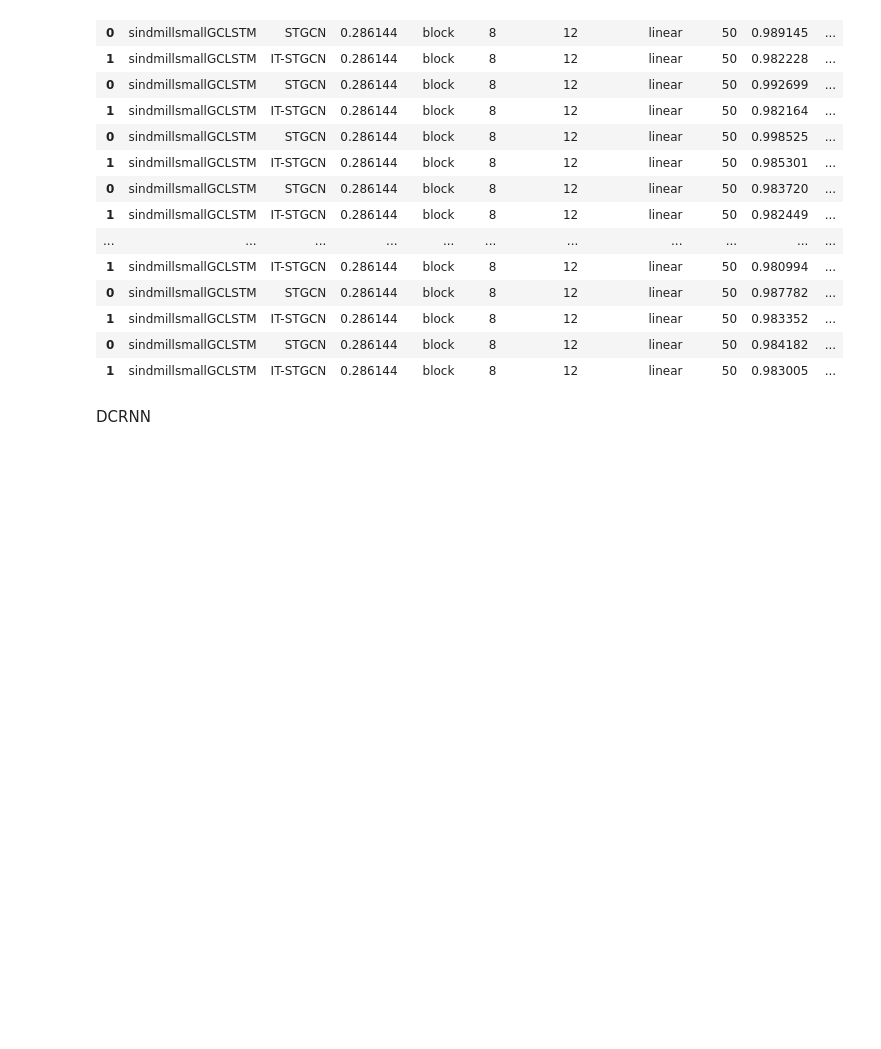
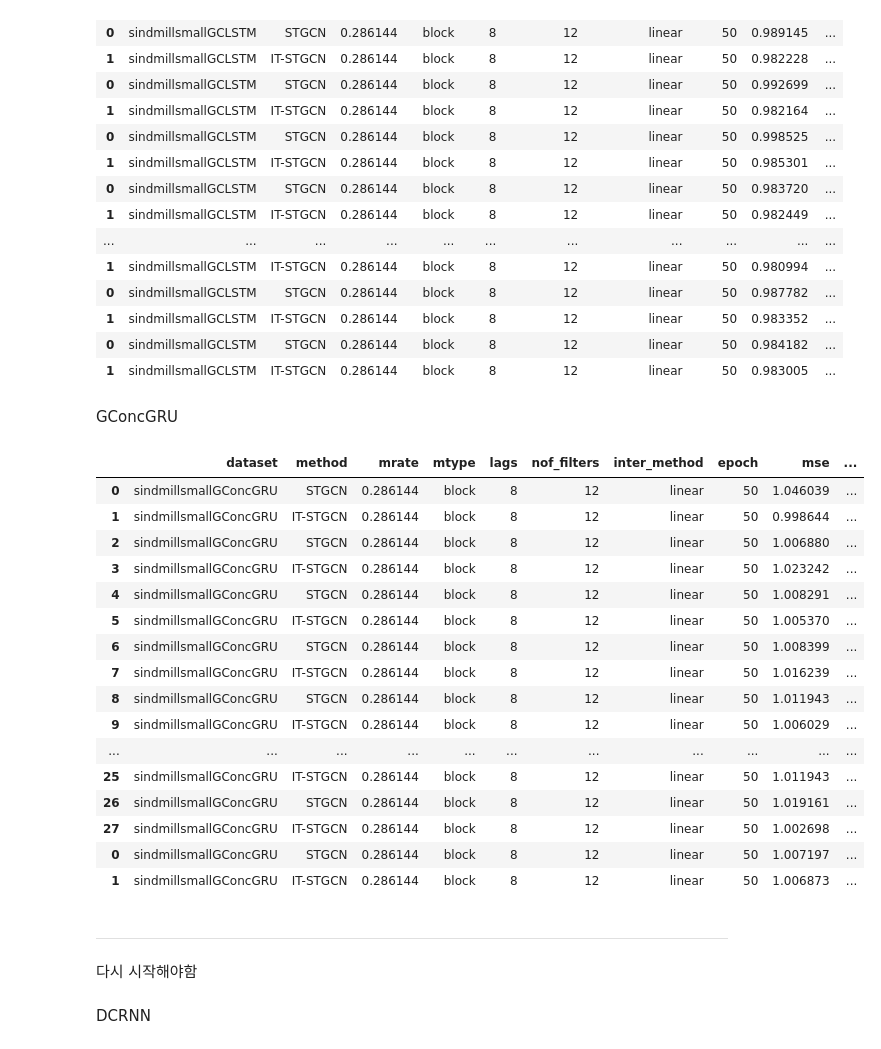
Before and after one commit to seoyeonc/ITTGNN_blog, a Jupyter notebook: posts/2_research/done.ipynb, the cells around one changed output. Drawn from its saved outputs; the diff is of its cells as text; code cells hidden in the pictures; blank space fills up the shorter version.

```diff
--- a/posts/2_research/done.ipynb
+++ b/posts/2_research/done.ipynb
@@ -133,6 +134,34 @@ pd.concat([pd.read_csv('./simulation_results/2024-02-25_01-56-18.csv'), # 1
 | 1 | sindmillsmallGCLSTM | IT-STGCN | 0.286144 | block | 8 | 12 | linear | 50 | 0.983352 | ... |
 | 0 | sindmillsmallGCLSTM | STGCN | 0.286144 | block | 8 | 12 | linear | 50 | 0.984182 | ... |
 | 1 | sindmillsmallGCLSTM | IT-STGCN | 0.286144 | block | 8 | 12 | linear | 50 | 0.983005 | ... |
+# %% [markdown]
+GConcGRU
+# %%
+pd.concat([pd.read_csv('./simulation_results/windmillsmall_block_186_GConcGRU.csv').iloc[:,1:], # 1 ~ 14
+           pd.read_csv('./simulation_results/2024-03-06_09-57-41.csv'), # 15
+          ])
+# %% [output]
+|  | dataset | method | mrate | mtype | lags | nof_filters | inter_method | epoch | mse | ... |
+| 0 | sindmillsmallGConcGRU | STGCN | 0.286144 | block | 8 | 12 | linear | 50 | 1.046039 | ... |
+| 1 | sindmillsmallGConcGRU | IT-STGCN | 0.286144 | block | 8 | 12 | linear | 50 | 0.998644 | ... |
+| 2 | sindmillsmallGConcGRU | STGCN | 0.286144 | block | 8 | 12 | linear | 50 | 1.006880 | ... |
+| 3 | sindmillsmallGConcGRU | IT-STGCN | 0.286144 | block | 8 | 12 | linear | 50 | 1.023242 | ... |
+| 4 | sindmillsmallGConcGRU | STGCN | 0.286144 | block | 8 | 12 | linear | 50 | 1.008291 | ... |
+| 5 | sindmillsmallGConcGRU | IT-STGCN | 0.286144 | block | 8 | 12 | linear | 50 | 1.005370 | ... |
+| 6 | sindmillsmallGConcGRU | STGCN | 0.286144 | block | 8 | 12 | linear | 50 | 1.008399 | ... |
+| 7 | sindmillsmallGConcGRU | IT-STGCN | 0.286144 | block | 8 | 12 | linear | 50 | 1.016239 | ... |
+| 8 | sindmillsmallGConcGRU | STGCN | 0.286144 | block | 8 | 12 | linear | 50 | 1.011943 | ... |
+| 9 | sindmillsmallGConcGRU | IT-STGCN | 0.286144 | block | 8 | 12 | linear | 50 | 1.006029 | ... |
+| ... | ... | ... | ... | ... | ... | ... | ... | ... | ... | ... |
+| 25 | sindmillsmallGConcGRU | IT-STGCN | 0.286144 | block | 8 | 12 | linear | 50 | 1.011943 | ... |
+| 26 | sindmillsmallGConcGRU | STGCN | 0.286144 | block | 8 | 12 | linear | 50 | 1.019161 | ... |
+| 27 | sindmillsmallGConcGRU | IT-STGCN | 0.286144 | block | 8 | 12 | linear | 50 | 1.002698 | ... |
+| 0 | sindmillsmallGConcGRU | STGCN | 0.286144 | block | 8 | 12 | linear | 50 | 1.007197 | ... |
+| 1 | sindmillsmallGConcGRU | IT-STGCN | 0.286144 | block | 8 | 12 | linear | 50 | 1.006873 | ... |
+# %% [markdown]
+---
+# %% [markdown]
+다시 시작해야함
 # %% [markdown]
 DCRNN
 # %%
```
Also changed, not shown: parts of 4 cells of this notebook, 4 other files.
